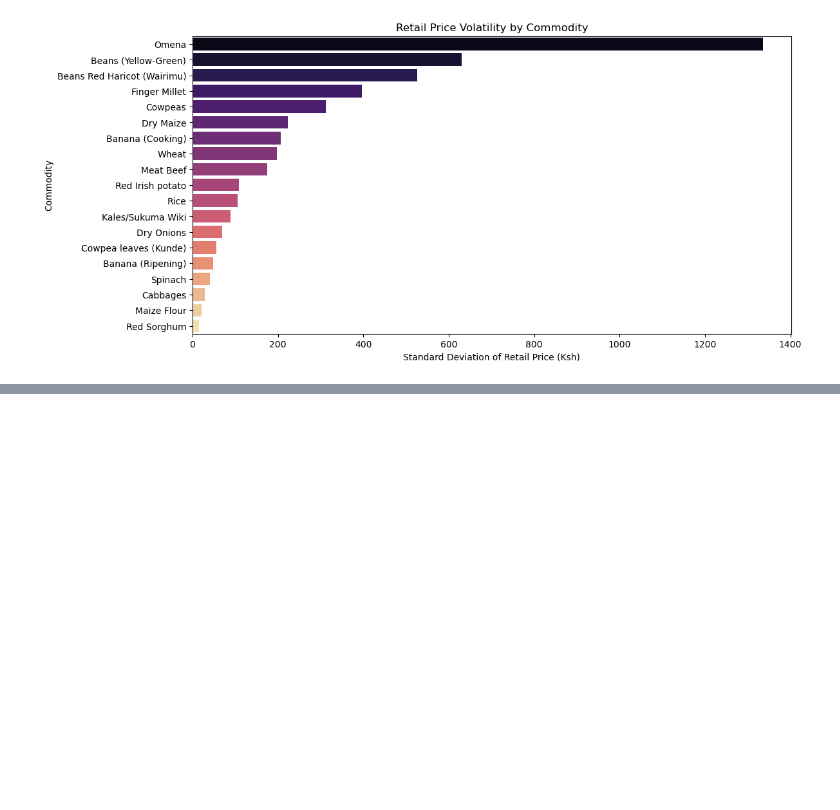
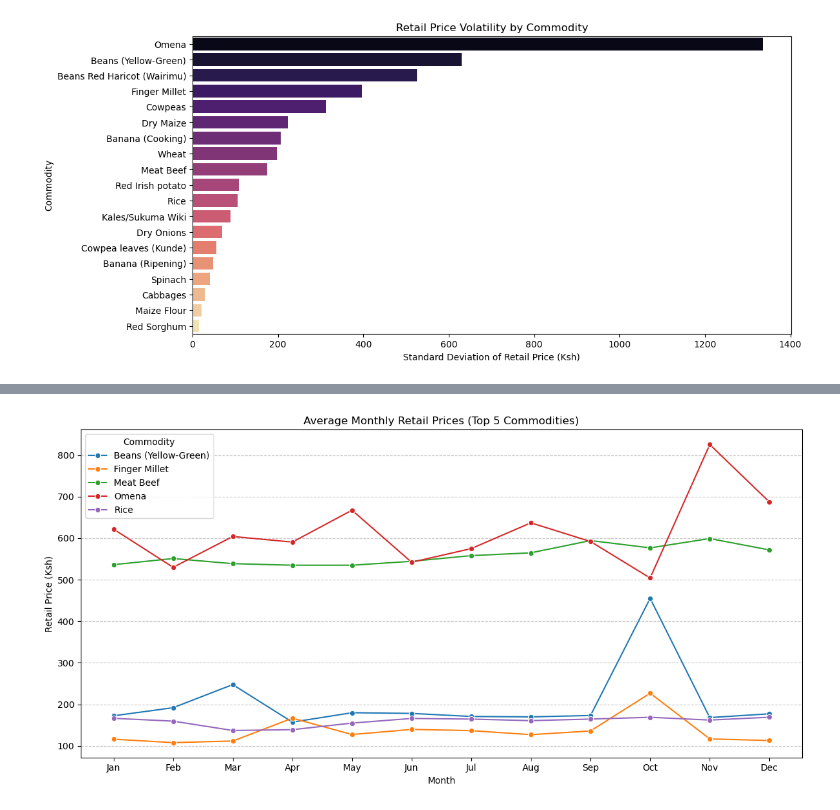
Before and after one commit to Victor-Mufasa/Agricultural-Commodity-Price-Forecasting, a Jupyter notebook: index.ipynb, the cells around one changed output, grey strips where cells are left out. Saved outputs shown, nothing was run; the diff lists cells and outputs as text; code cells hidden in the pictures; blank space fills up the shorter version.

```diff
--- a/index.ipynb
+++ b/index.ipynb
@@ -391,0 +429,20 @@ plt.show()
+# %%
+top_5 = monthly_data.groupby('Commodity')['Retail'].mean().sort_values(ascending=False).head(5).index
+seasonal_pattern = data.groupby(['Commodity', 'Month'])['Retail'].mean().reset_index()
+seasonal_subset = seasonal_pattern[
+    seasonal_pattern['Commodity'].isin(top_5)
+]
+
+plt.figure(figsize=(12,6))
+sns.lineplot(data=seasonal_subset, x='Month', y='Retail', hue='Commodity', marker='o')
+
+plt.title("Average Monthly Retail Prices (Top 5 Commodities)")
+plt.xlabel("Month")
+plt.xticks(ticks=range(1,13), labels=['Jan', 'Feb', 'Mar', 'Apr', 'May', 'Jun', 'Jul', 'Aug', 'Sep', 'Oct', 'Nov', 'Dec'])
+plt.grid(axis='y', linestyle='--', alpha=0.7)
+plt.ylabel("Retail Price (Ksh)")
+
+plt.tight_layout()
+plt.show()
+# %% [output]
+[figure, added]
```
Also changed, not shown: parts of 4 cells of this notebook.
